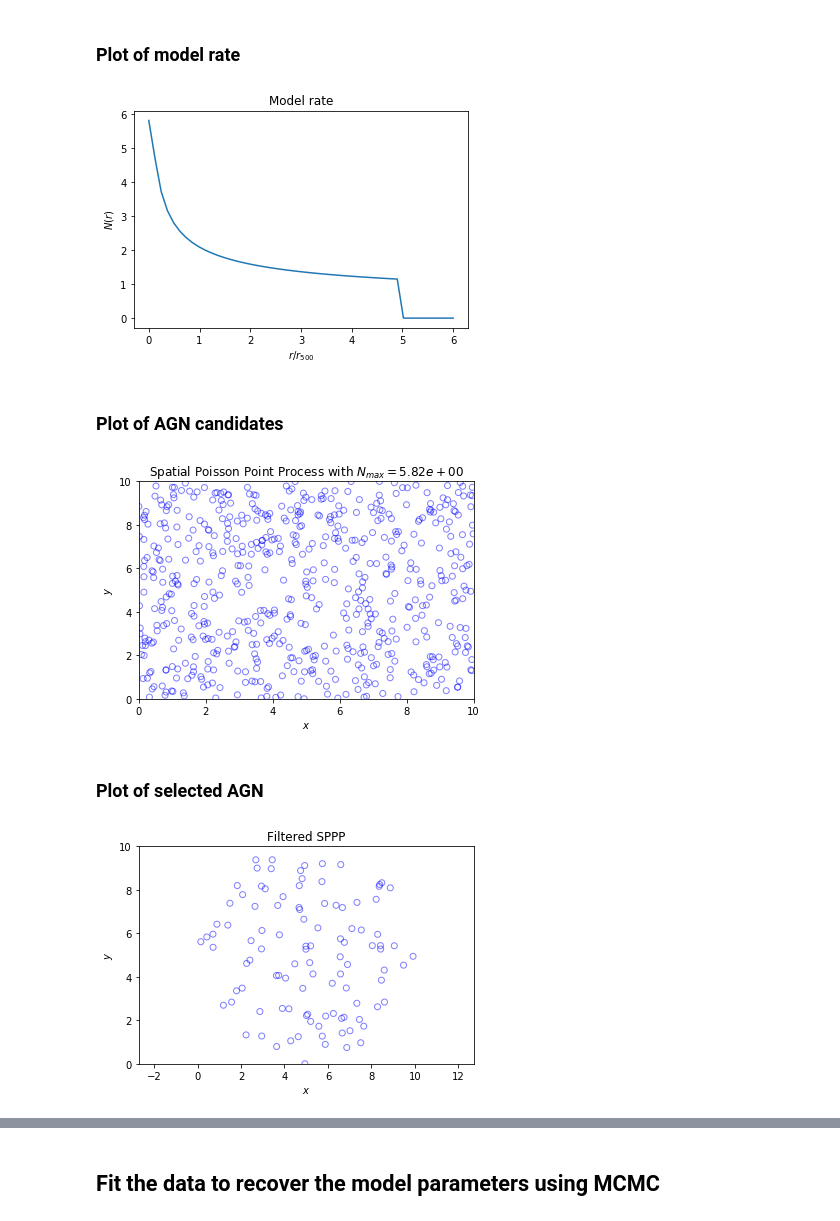
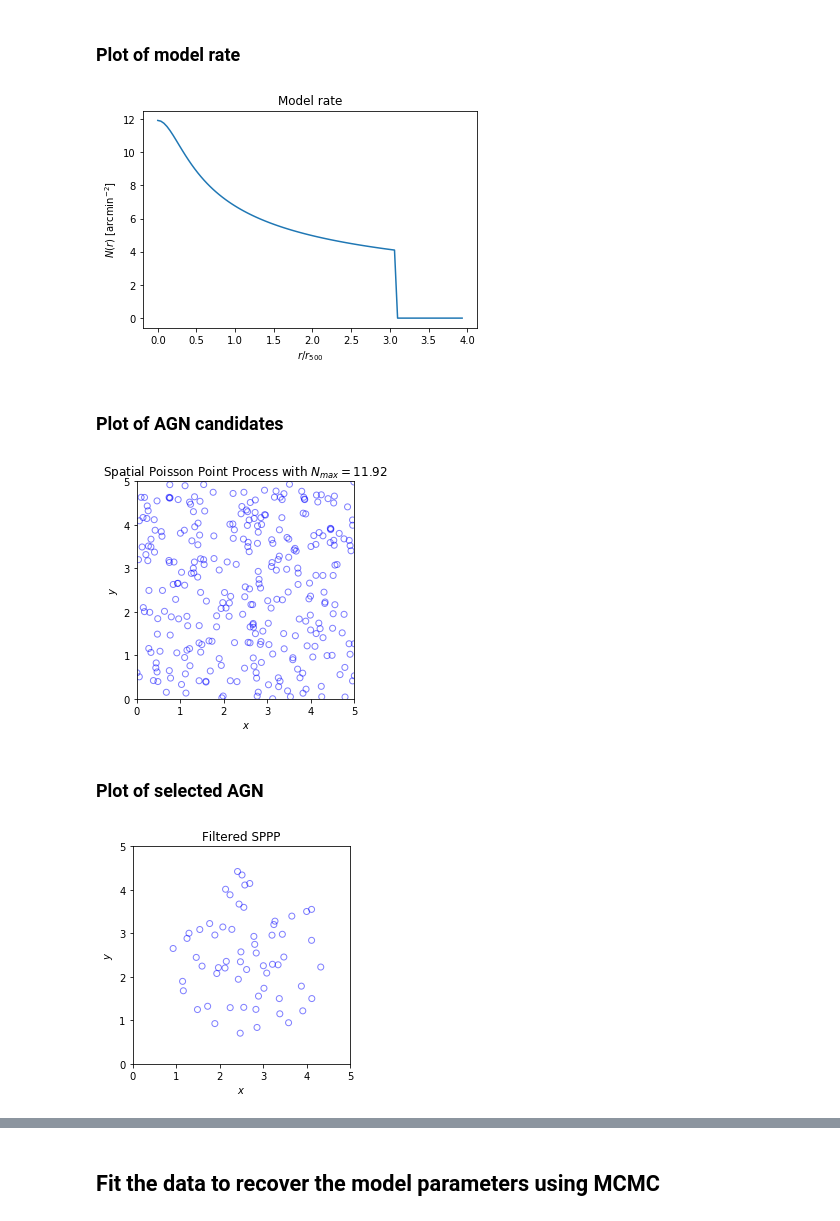
Before and after one commit to floydie7/SPT_AGN, a Jupyter notebook: Mock_Data_Generation_and_fitting.ipynb, the cells around one changed output, grey strips where cells are left out. Drawn from its saved outputs; the diff is of its cells as text; code cells hidden in the pictures.

```diff
--- a/Mock_Data_Generation_and_fitting.ipynb
+++ b/Mock_Data_Generation_and_fitting.ipynb
@@ -134,17 +149,34 @@ def lnpost(param, catalog):
+# %%
+# Number of clusters to generate
+n_cl = 100
+
+# Dx is set to 5 to mimic an IRAC image's width in arcmin.
+Dx = 5.
+
+# Set parameter values
+theta_true = 5.0     # Amplitude.
+eta_true = 1.2       # Redshift slope
+beta_true = 0.5      # Radial slope
+zeta_true = -1.0     # Mass slope
+C_true = 0.371       # Background AGN surface density
+
+params_true = (theta_true, eta_true, zeta_true, beta_true)
 # %% [markdown]
 ## Generate the mock data
 # %%
-# Set up grid of radial positions
-r_dist = np.linspace(0, 6, 50)
+# Set up grid of radial positions (normalized by r500)
+r_dist = np.linspace(0, 2.5, 100)
 
 # Draw mass and redshift distribution from a uniform distribution as well.
-mass_dist = np.random.uniform(0.2e15, 1.8e15, 300)
-z_dist = np.random.uniform(0.5, 1.7, 300)
+mass_dist = np.random.uniform(0.2e15, 1.8e15, n_cl)
+z_dist = np.random.uniform(0.5, 1.7, n_cl)
 
 # Create cluster names
-name_bank = ['SPT_Mock_{:03d}'.format(i) for i in range(300)]
+name_bank = ['SPT_Mock_{:03d}'.format(i) for i in range(n_cl)]
 SPT_data = Table([name_bank, z_dist, mass_dist], names=['SPT_ID', 'REDSHIFT', 'M500'])
 
 # We'll need the r500 radius for each cluster too.
 SPT_data['r500'] = (3 * SPT_data['M500'] /
                     (4 * np.pi * 500 * cosmo.critical_density(SPT_data['REDSHIFT']).to(u.Msun / u.Mpc**3)))**(1/3)
+SPT_data_z1 = SPT_data[np.where(SPT_data['REDSHIFT'] >= 1.)]
+SPT_data_m = SPT_data[np.where(SPT_data['M500'] <= 5e14)]
@@ -222,29 +268,30 @@ Number of points in final selection: 104
 ### Plot of model rate
 # %%
 fig, ax = plt.subplots()
-ax.plot(r_dist, rad_model)
-ax.set(title='Model rate', xlabel=r'$r/r_{500}$', ylabel=r'$N(r)$')
+ax.plot(r_dist / r500_cl, rad_model)
+ax.set(title='Model rate', xlabel=r'$r/r_{500}$', ylabel=r'$N(r)$ [arcmin$^{-2}$]')
 plt.show()
 # %% [output]
-[figure, old version]
+[figure, new version]
 # %% [markdown]
 ### Plot of AGN candidates
 # %%
 fig, ax = plt.subplots()
 ax.scatter(agn_coords[0], agn_coords[1], edgecolor='b', facecolor='none', alpha=0.5)
-ax.set(title=r'Spatial Poisson Point Process with $N_{{max}} = {:.2e}$'.format(max_rate),
-       xlabel=r'$x$', ylabel=r'$y$', xlim=[0, dx], ylim=[0, dx])
+ax.set_aspect(1.0)
+ax.set(title=r'Spatial Poisson Point Process with $N_{{max}} = {:.2f}$'.format(max_rate),
+       xlabel=r'$x$', ylabel=r'$y$', xlim=[0, Dx], ylim=[0, Dx])
 plt.show()
 # %% [output]
-[figure, old version]
+[figure, new version]
 # %% [markdown]
 ### Plot of selected AGN
 # %%
 fig, ax = plt.subplots()
 ax.scatter(x_final, y_final, edgecolor='b', facecolor='none', alpha=0.5)
-ax.set_aspect('equal', 'datalim')
-ax.set(title='Filtered SPPP', xlabel=r'$x$', ylabel=r'$y$', xlim=[0, dx], ylim=[0, dx])
+ax.set_aspect(1.0)
+ax.set(title='Filtered SPPP', xlabel=r'$x$', ylabel=r'$y$', xlim=[0, Dx], ylim=[0, Dx])
 plt.show()
 # %% [output]
-[figure, old version]
+[figure, new version]
 # %%
```
Also changed, not shown: parts of 8 cells of this notebook, 2 other files.
